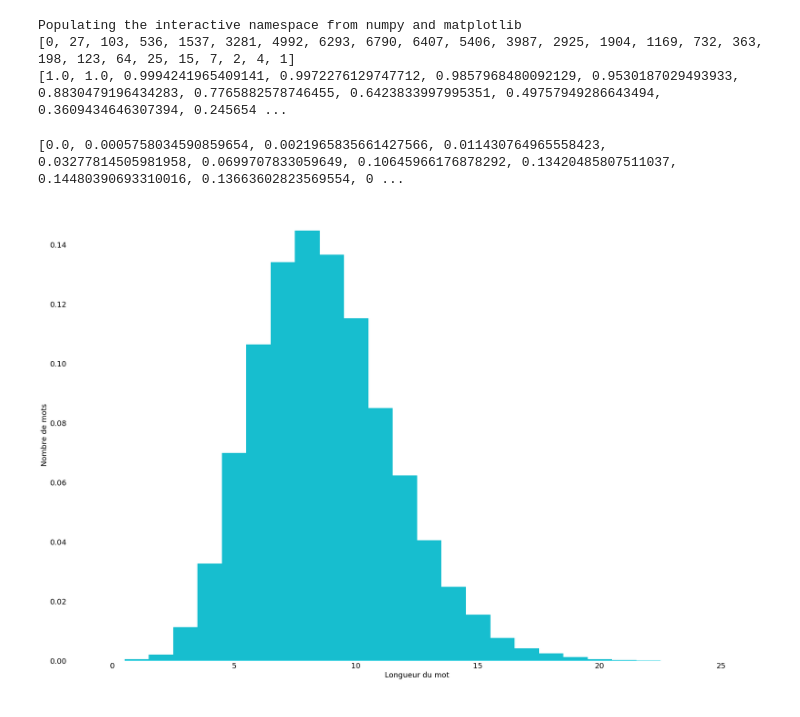
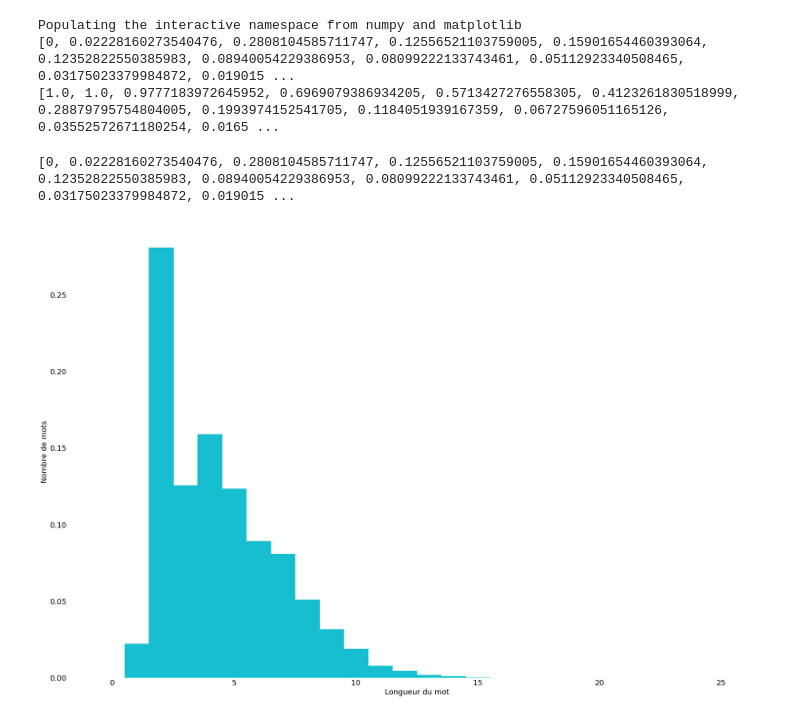
Before and after one commit to Dicotomix/DicotomixSurvey, a Jupyter notebook: Dictionary.ipynb, the cells around one changed output. Saved outputs shown, nothing was run; the diff lists cells and outputs as text; code cells hidden in the pictures.

Commit message:
Take frequency into account

```diff
--- a/Dictionary.ipynb
+++ b/Dictionary.ipynb
@@ -11,7 +11,11 @@ def normalize(d, method):
         nd[i] /= float(m)
     return nd
 
-data = [0, 27, 103, 536, 1537, 3281, 4992, 6293, 6790, 6407, 5406, 3987, 2925, 1904, 1169, 732, 363, 198, 123, 64, 25, 15, 7, 2, 4, 1]
+# without frequency info on words
+olddata = [0, 27, 103, 536, 1537, 3281, 4992, 6293, 6790, 6407, 5406, 3987, 2925, 1904, 1169, 732, 363, 198, 123, 64, 25, 15, 7, 2, 4, 1]
+
+# with frequency info on words
+data = [0, 0.02228160273540475987, 0.28081045857117469661, 0.12556521103759004461, 0.15901654460393062986, 0.12352822550385982889, 0.089400542293869521956, 0.080992221337434613845, 0.051129233405084646906, 0.031750233799848717166, 0.019015235610568260342, 0.0080615587668073730317, 0.0046060420100950064951, 0.001964036140048888757, 0.0010993196028709604976, 0.00046234351843089734773, 0.00018317897657270336347, 6.0998981466274806523e-05, 4.658203329519540955e-05, 1.9058768604950633119e-05, 3.6861515210147648115e-06, 2.5848568690572735595e-06, 7.7363673897846594804e-07, 1.6382895648954314514e-07, 1.5472734779569318961e-07, 9.1016086938635080636e-09]
 cumul = data[:]
 
 for i in range(len(cumul) - 2, -1, -1):
@@ -21,8 +25,8 @@ print(data)
 print(normalize(cumul, max))
 # %% [output]
 Populating the interactive namespace from numpy and matplotlib
-[0, 27, 103, 536, 1537, 3281, 4992, 6293, 6790, 6407, 5406, 3987, 2925, 1904, 1169, 732, 363, 198, 123, 64, 25, 15, 7, 2, 4, 1]
-[1.0, 1.0, 0.9994241965409141, 0.9972276129747712, 0.9857968480092129, 0.9530187029493933, 0.8830479196434283, 0.7765882578746455, 0.6423833997995351, 0.49757949286643494, 0.3609434646307394, 0.245654 ...
+[0, 0.02228160273540476, 0.2808104585711747, 0.12556521103759005, 0.15901654460393064, 0.12352822550385983, 0.08940054229386953, 0.08099222133743461, 0.05112923340508465, 0.03175023379984872, 0.019015 ...
+[1.0, 1.0, 0.9777183972645952, 0.6969079386934205, 0.5713427276558305, 0.4123261830518999, 0.28879795754804005, 0.1993974152541705, 0.1184051939167359, 0.06727596051165126, 0.03552572671180254, 0.0165 ...
 # %%
 # resolution
 res = 50
@@ -93,8 +97,8 @@ def show_data_line(ax, d, xlab, ylab):
     plt.plot(pos, d, color=tableau20[18], linewidth = 3, alpha=1)
     plt.show()
 # %%
-show_data_bar(ax, normalize(data, sum), "Longueur du mot", "Nombre de mots")
+show_data_bar(ax, data, "Longueur du mot", "Nombre de mots")
 # %% [output]
-[0.0, 0.0005758034590859654, 0.0021965835661427566, 0.011430764965558423, 0.03277814505981958, 0.0699707833059649, 0.10645966176878292, 0.13420485807511037, 0.14480390693310016, 0.13663602823569554, 0 ...
+[0, 0.02228160273540476, 0.2808104585711747, 0.12556521103759005, 0.15901654460393064, 0.12352822550385983, 0.08940054229386953, 0.08099222133743461, 0.05112923340508465, 0.03175023379984872, 0.019015 ...
-[figure, old version]
+[figure, new version]
 # %%
```
Also changed, not shown: parts of 1 cell of this notebook.
